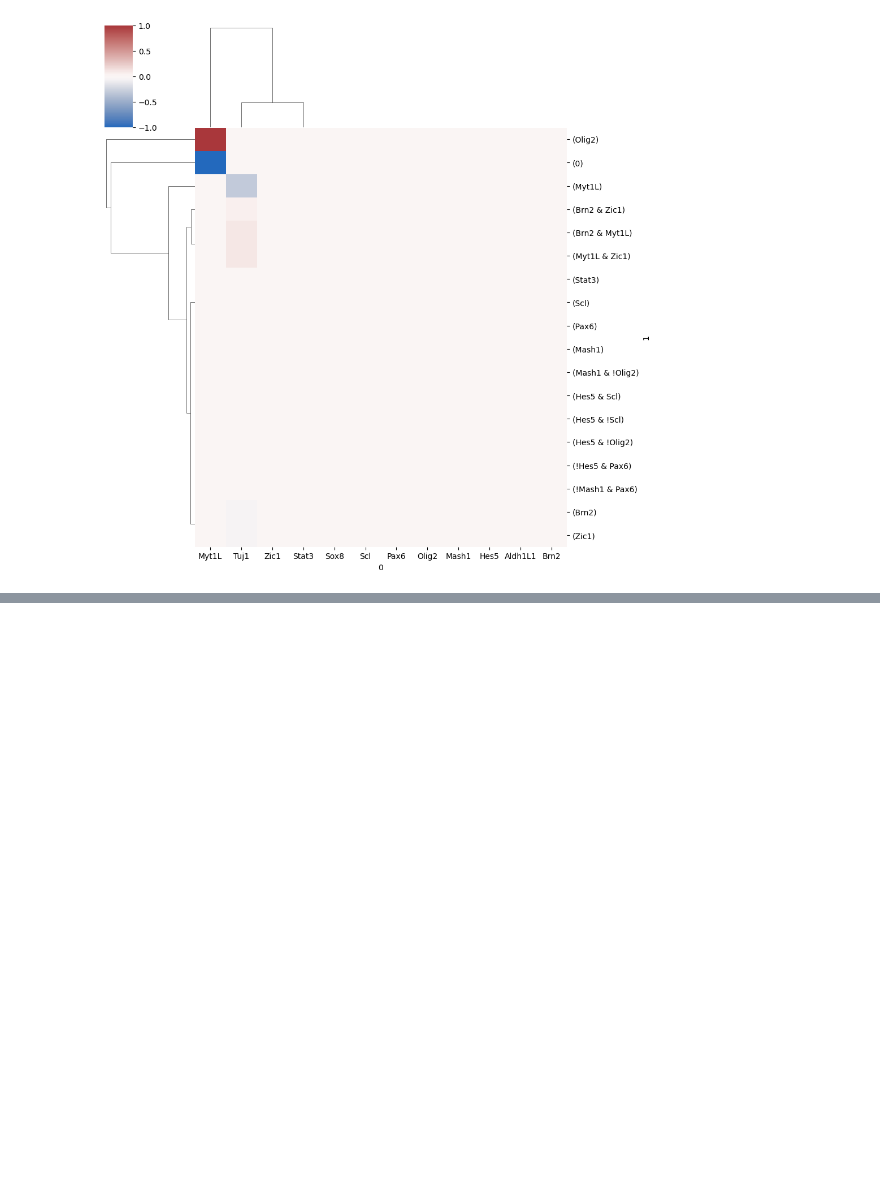
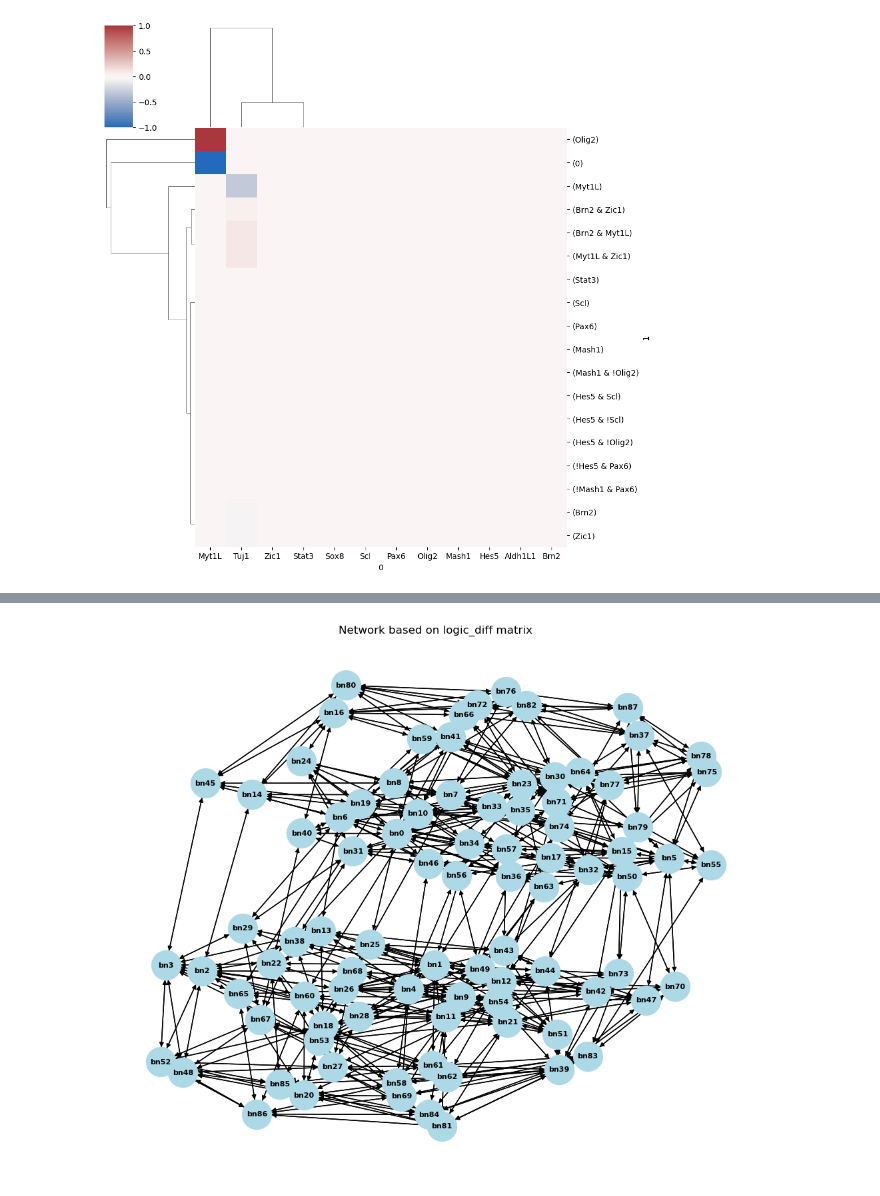
Before and after one commit to sysbio-curie/AstroLogics, a Jupyter notebook: scripts/Tutorial_BonesisTutorial.ipynb, the cells around one changed output, grey strips where cells are left out. Saved outputs shown, nothing was run; the diff lists cells and outputs as text; code cells hidden in the pictures; blank space fills up the shorter version.

```diff
--- a/scripts/Tutorial_BonesisTutorial.ipynb
+++ b/scripts/Tutorial_BonesisTutorial.ipynb
@@ -171,0 +226,33 @@ sns.clustermap(matrix.fillna(0).transpose(), cmap = 'vlag', vmax = 1, vmin = -1,
+# %%
+import pandas as pd
+import networkx as nx
+import matplotlib.pyplot as plt
+
+# Sample logic_diff matrix
+data = {
+    'A': [0, 1, 2],
+    'B': [1, 0, 3],
+    'C': [2, 3, 0]
+}
+#logic_diff = pd.DataFrame(data, index=['A', 'B', 'C'])
+
+# Create a directed graph
+G = nx.DiGraph()
+
+# Add edges to the graph
+for source in logic_diff.index:
+    for target in logic_diff.columns:
+        if logic_diff.loc[source, target] == (1 | 2):  # Assuming 0 means no edge
+            G.add_edge(source, target, weight=logic_diff.loc[source, target])
+
+# Draw the network
+pos = nx.spring_layout(G)  # Position nodes using the default spring layout with no weight
+
+plt.figure(figsize=(10, 8))
+nx.draw(G, pos, with_labels=True, node_size=1000, node_color='lightblue', font_size=8, font_weight='bold', arrows=True)
+nx.draw_networkx_edges(G, pos, alpha=0.1)  # Set edge transparency to 0.1
+
+plt.title('Network based on logic_diff matrix')
+plt.show()
+# %% [output]
+[figure, added]
```
Also changed, not shown: parts of 11 cells of this notebook, 1 other file.
